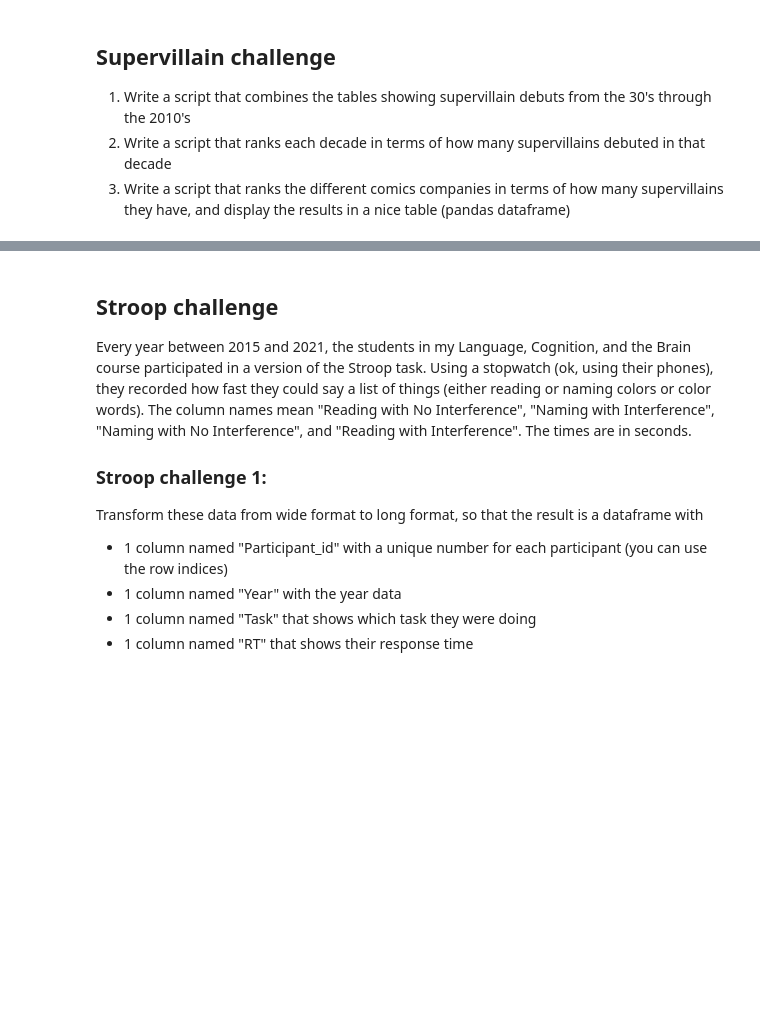
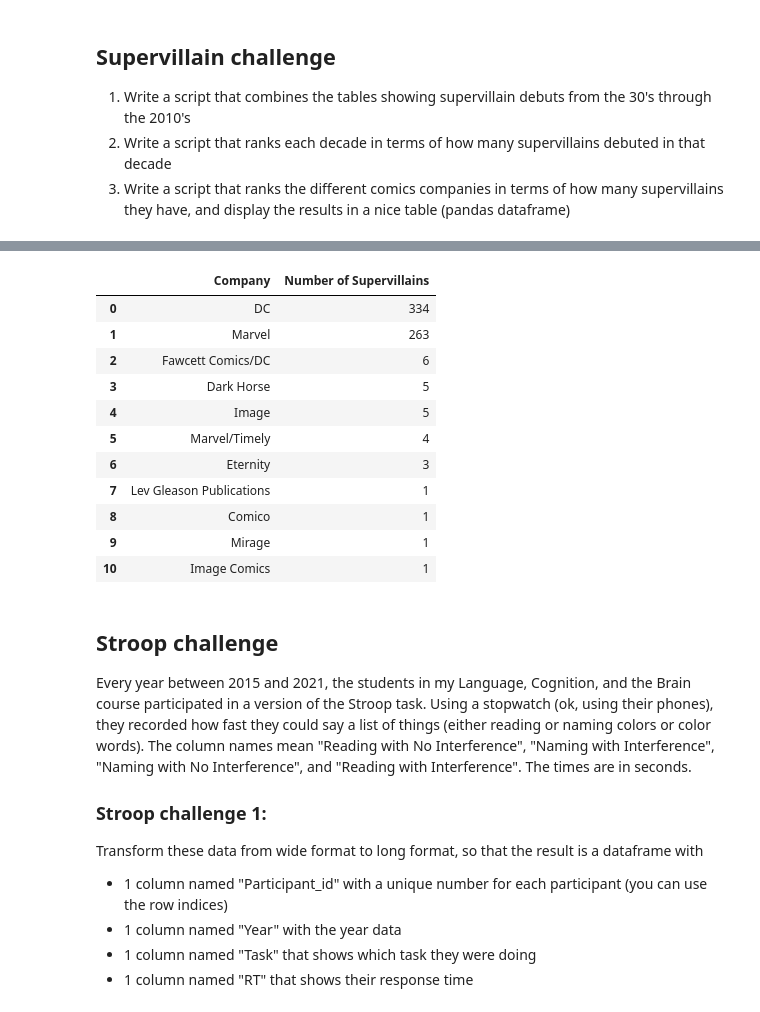
Before and after one commit to LauraLundbye/Cultural_Intro_GIT, a Jupyter notebook: fun_with_pandas.ipynb, the cells around one changed output, grey strips where cells are left out. Drawn from its saved outputs; the diff is of its cells as text; code cells hidden in the pictures; blank space fills up the shorter version.

```diff
--- a/fun_with_pandas.ipynb
+++ b/fun_with_pandas.ipynb
@@ -135,0 +240,6 @@ rawdata = pd.read_html("https://en.wikipedia.org/wiki/List_of_comic_book_supervi
+# %%
+#writing code that extracts the decade of each row and puts it into a decade column
+combined_df2['Year Debuted'] = pd.to_numeric(combined_df2['Year Debuted'], errors='coerce') #make the values numeric
+combined_df2['Decade'] = (combined_df2['Year Debuted'] // 10) * 10 #this removes the last digit from the year, and adds a zero to define the decade
+villains_per_decade = combined_df2['Decade'].value_counts()
+villains_per_decade
@@ -136,3 +256,22 @@ rawdata = pd.read_html("https://en.wikipedia.org/wiki/List_of_comic_book_supervi
+# %%
+villains_per_company = combined_df2['Company'].value_counts() #counting number of appearances
+company_ranking_df = villains_per_company.reset_index() #converts results into a dataframe with numbered index
+company_ranking_df.columns = ['Company', 'Number of Supervillains'] #renaming columns
+company_ranking_df = company_ranking_df.sort_values(by='Number of Supervillains', ascending=False)#most to least
+company_ranking_df
+# %% [output]
+|  | Company | Number of Supervillains |
+| 0 | DC | 334 |
+| 1 | Marvel | 263 |
+| 2 | Fawcett Comics/DC | 6 |
+| 3 | Dark Horse | 5 |
+| 4 | Image | 5 |
+| 5 | Marvel/Timely | 4 |
+| 6 | Eternity | 3 |
+| 7 | Lev Gleason Publications | 1 |
+| 8 | Comico | 1 |
+| 9 | Mirage | 1 |
+| 10 | Image Comics | 1 |
 # %% [markdown]
 ## Stroop challenge
 
```
Also changed, not shown: parts of 15 cells of this notebook.
